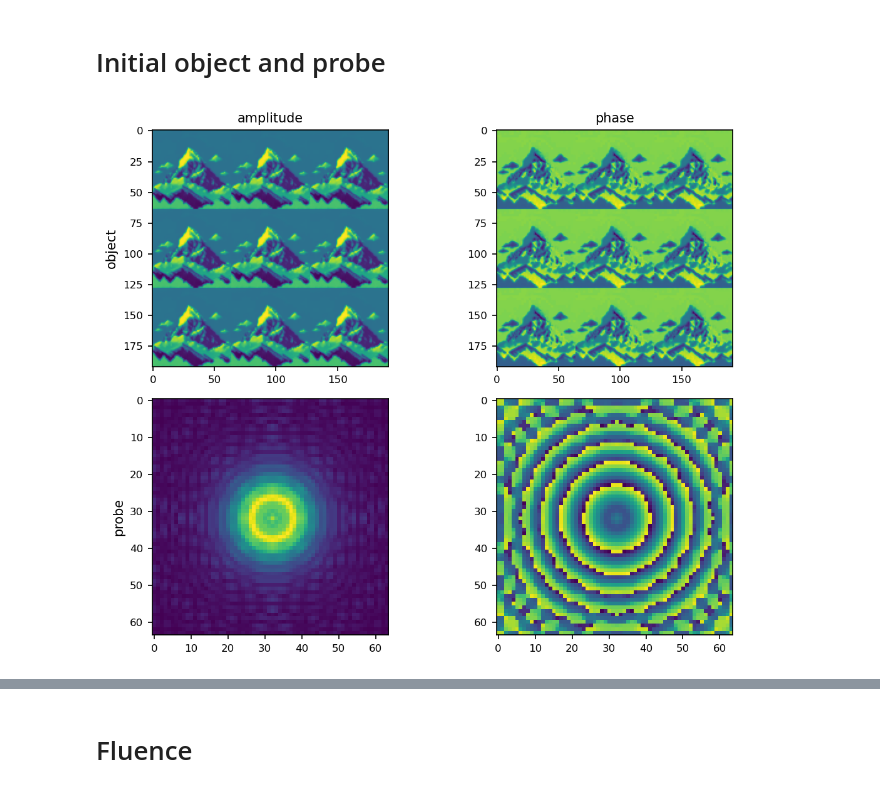
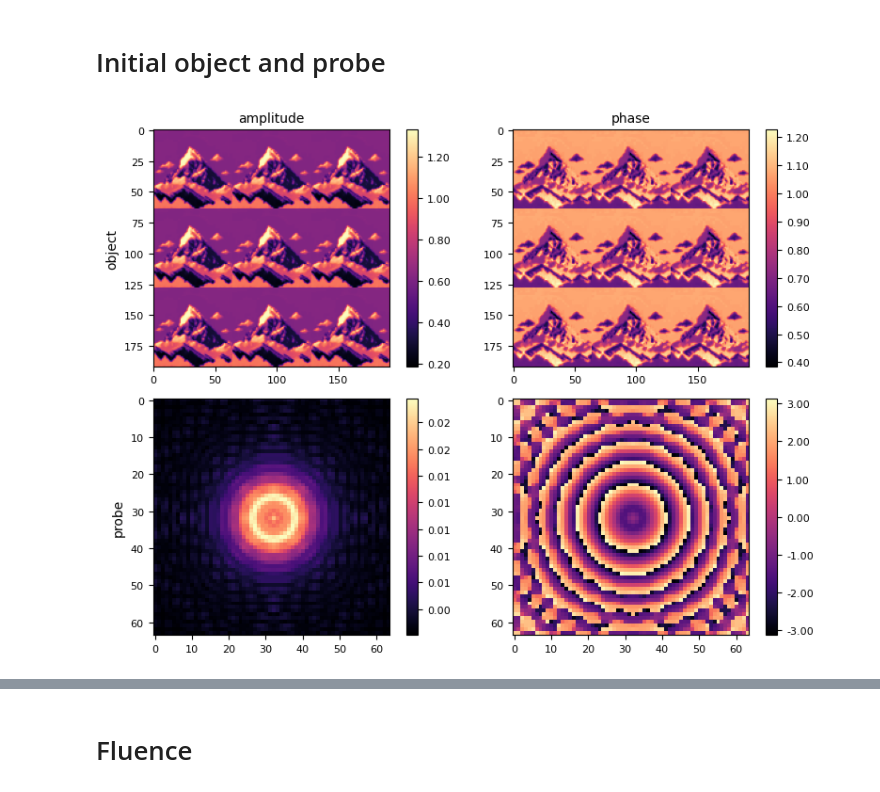
Before and after one commit to raphassaraf/Signal-and-noise-in-ptychographic-imaging, a Jupyter notebook: analysis_final.ipynb, the cells around one changed output, grey strips where cells are left out. Saved outputs shown, nothing was run; the diff lists cells and outputs as text; code cells hidden in the pictures.

Commit message:
Updated analysis notebook and some plot layout parameters in tools_plt

```diff
--- a/analysis_final.ipynb
+++ b/analysis_final.ipynb
@@ -1,4 +1,6 @@
 # %%
+import matplotlib.pyplot as plt
+import matplotlib.ticker as tkr
 from scipy.optimize import curve_fit
 from sklearn.linear_model import LinearRegression
 from tqdm import tqdm
@@ -22,23 +24,33 @@ plt.rc('xtick', labelsize=SMALL_SIZE)    # fontsize of the tick labels
 plt.rc('ytick', labelsize=SMALL_SIZE)    # fontsize of the tick labels
 plt.rc('legend', fontsize=SMALL_SIZE)    # legend fontsize
 plt.rc('figure', titlesize=BIGGER_SIZE)  # fontsize of the figure title
+plt.rc('')
 # %% [markdown]
 # Initial object and probe
 # %%
 obj = simulate_object(PATH, resize=OBJ_SIZE, bc='periodic')
 probe = simulate_probe(OBJ_SIZE, r_ratio=5, propagate=True, distance=60)
 
 f, ax = plt.subplots(2, 2, figsize=(8, 6))
-plot_amplitude(obj, ax[0, 0])
-plot_phase(obj, ax[0, 1])
-plot_amplitude(probe, ax[1, 0])
-plot_phase(probe, ax[1, 1])
+
+im1 = ax[0, 0].imshow(t.abs(obj), cmap='magma')
+f.colorbar(im1, ax=ax[0, 0], orientation='vertical', format=tkr.FormatStrFormatter('%.2f'))
+
+im2 = ax[0, 1].imshow(t.angle(obj), cmap='magma')
+f.colorbar(im2, ax=ax[0, 1], orientation='vertical', format=tkr.FormatStrFormatter('%.2f'))
+
+im3 = ax[1, 0].imshow(t.abs(probe), cmap='magma')
+f.colorbar(im3, ax=ax[1, 0], orientation='vertical', format=tkr.FormatStrFormatter('%.2f'))
+
+im4 = ax[1, 1].imshow(t.angle(probe), cmap='magma')
+f.colorbar(im4, ax=ax[1, 1], orientation='vertical', format=tkr.FormatStrFormatter('%.2f'))
+
 ax[0, 0].set_ylabel('object')
 ax[1, 0].set_ylabel('probe')
 ax[0, 0].set_title('amplitude')
 ax[0, 1].set_title('phase')
 f.tight_layout()
 
 f.savefig('figures/initial_object_probe.png', bbox_inches='tight')
 # %% [output]
-[figure, old version]
+[figure, new version]
```
Also changed, not shown: parts of 11 cells of this notebook, 14 other files.
